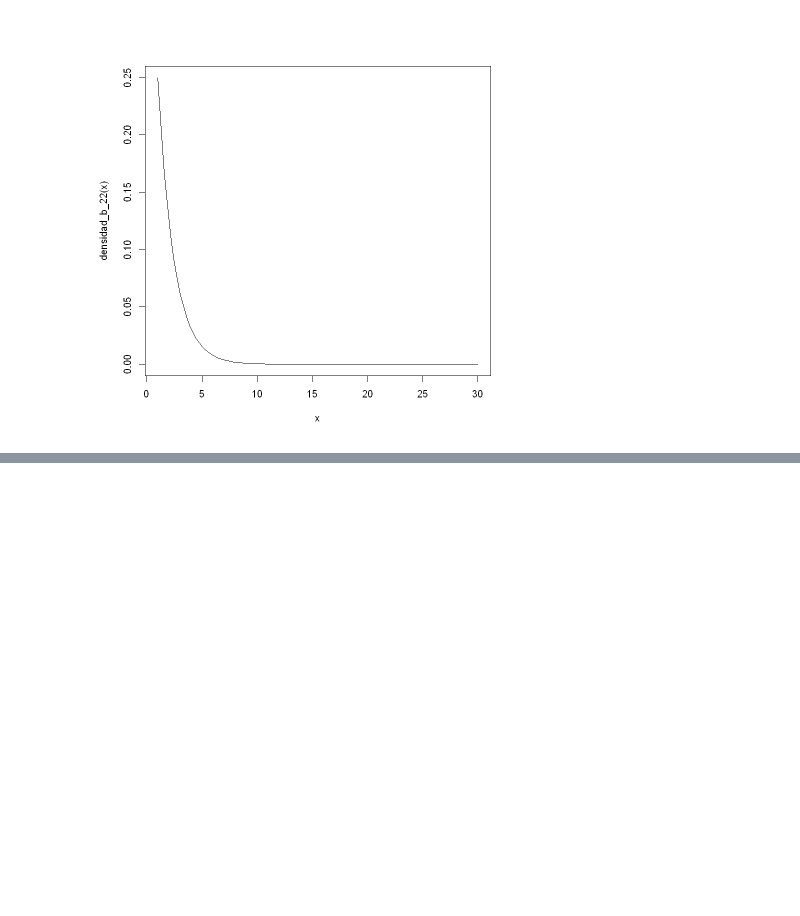
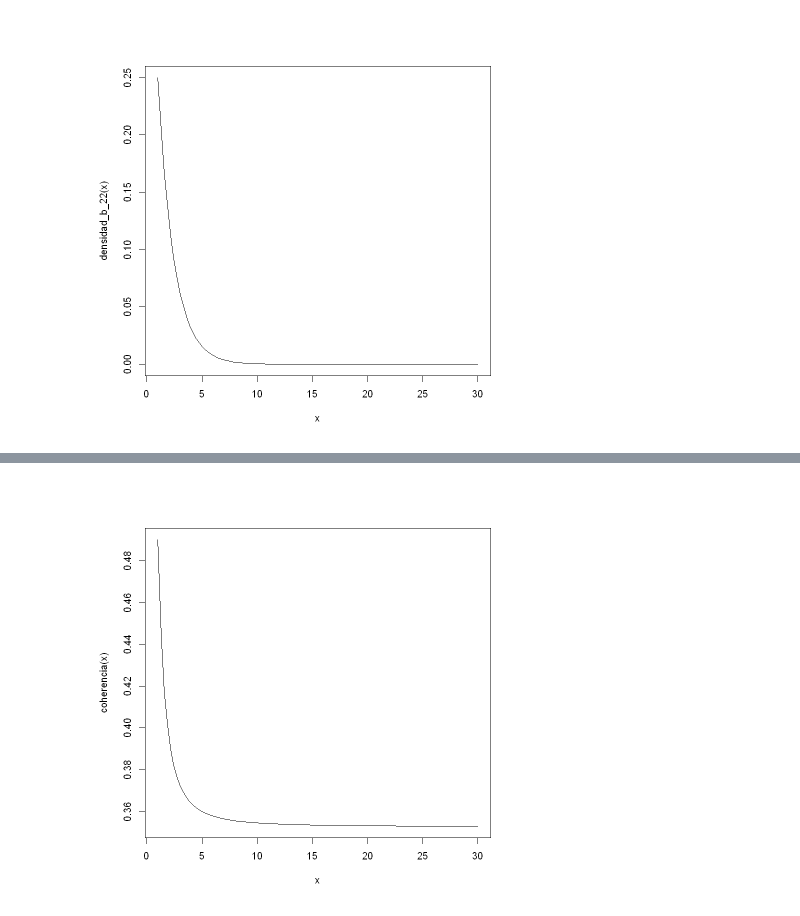
Before and after one commit to Fabimath/Practica, a Jupyter notebook: semana5/codigos_simulacion_esfera_multivariada.ipynb, the cells around one changed output, grey strips where cells are left out. Cells and saved outputs as stored; diff of their text form; code cells hidden in the pictures; blank space fills up the shorter version.

```diff
--- a/semana5/codigos_simulacion_esfera_multivariada.ipynb
+++ b/semana5/codigos_simulacion_esfera_multivariada.ipynb
@@ -150,0 +166,8 @@ densidad_b_22 = function(n) rho[2,2]*(1/(S_coef[2,2]*(n^2+Alpha[2,2]^2))^(nu+0.5
+# %%
+coherencia  = function(n)
+    rho[1,2]*(1/(S_coef[1,2]*(n^2+Alpha[1,2]^2))^(nu+0.5)) /
+    sqrt(rho[1,1]*(1/(S_coef[1,1]*(n^2+Alpha[1,1]^2))^(nu+0.5))*rho[2,2]*(1/(S_coef[2,2]*(n^2+Alpha[2,2]^2))^(nu+0.5)))
+# %%
+curve(coherencia,n)
+# %% [output]
+[figure, added]
```
Also changed, not shown: parts of 5 cells of this notebook.
